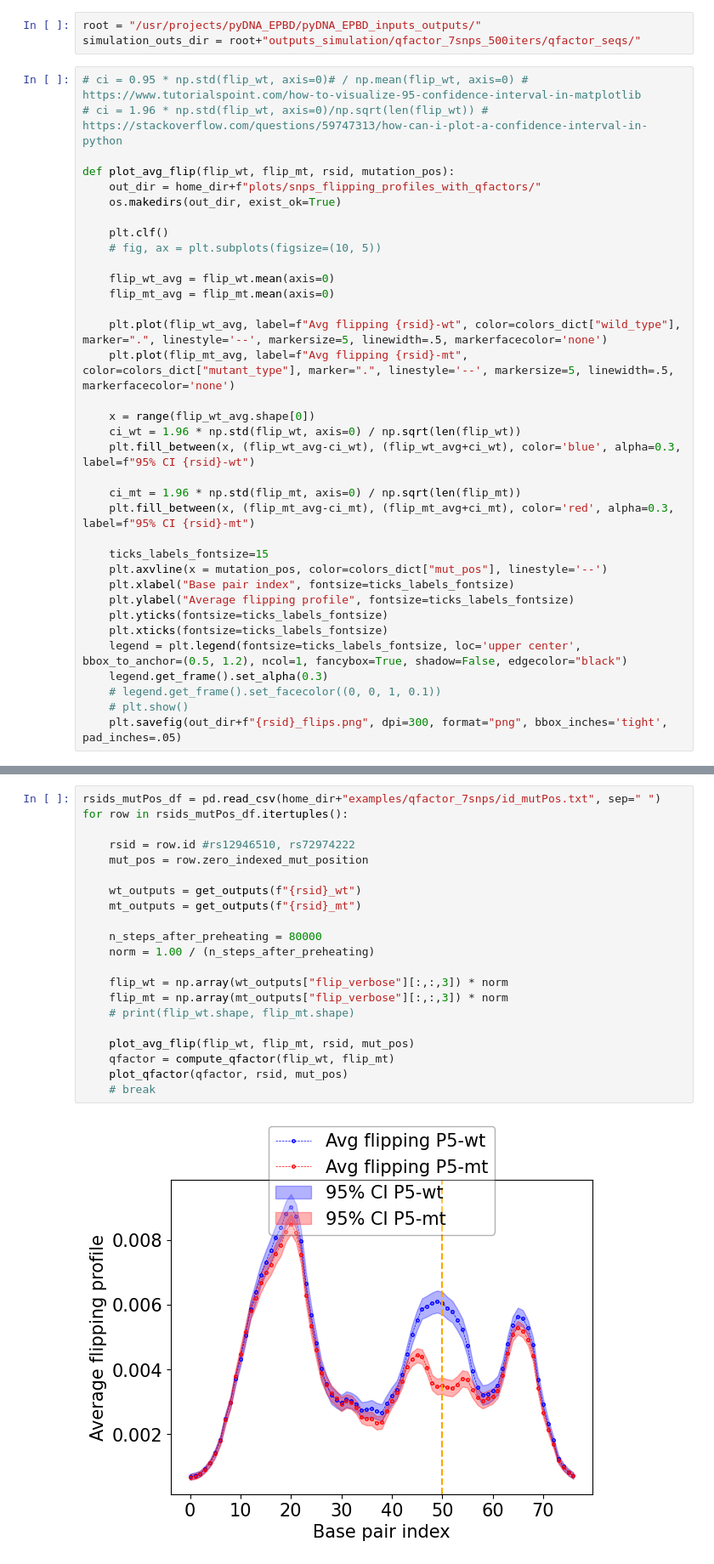
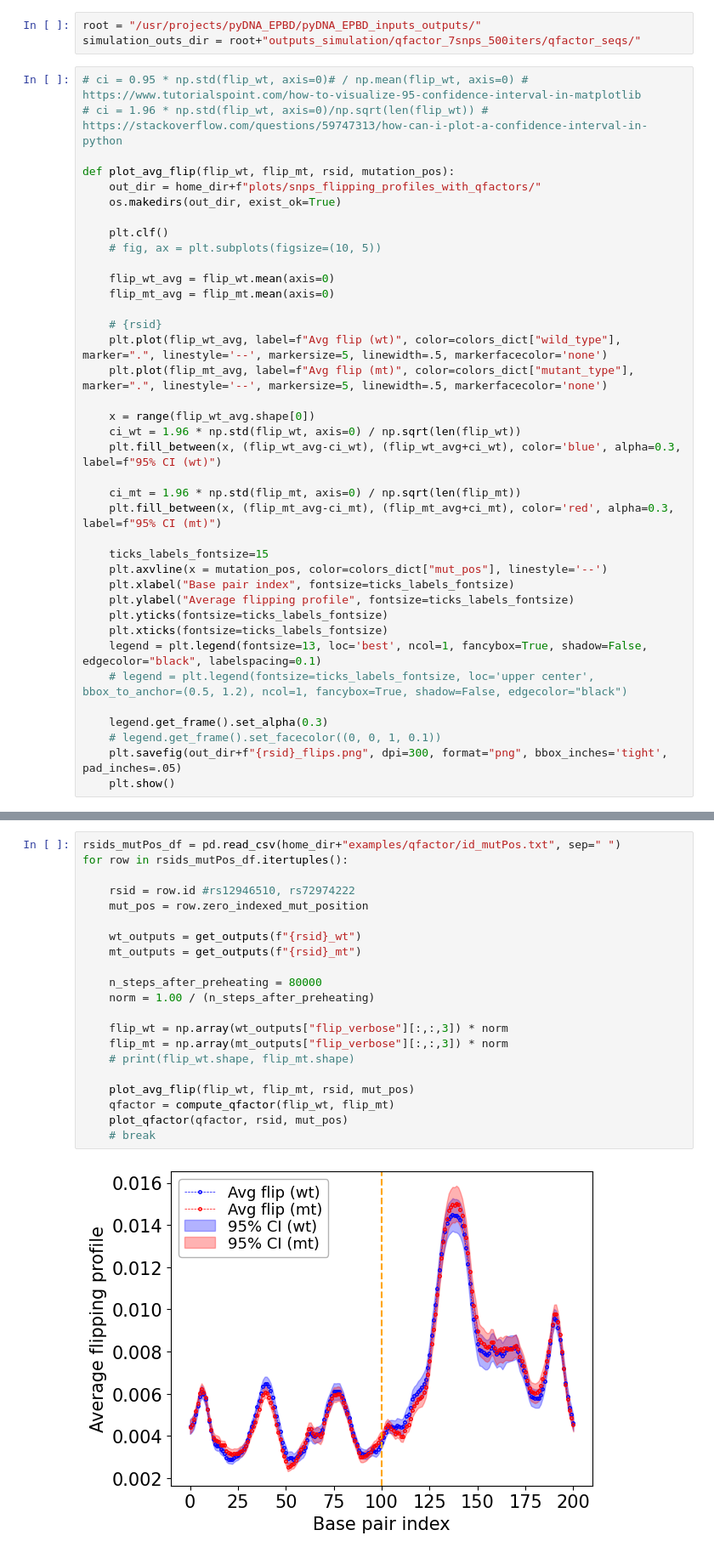
Before and after one commit to lanl/pyDNA_EPBD, a Jupyter notebook: analysis/plot_qfactor.ipynb, the cells around one changed output, grey strips where cells are left out. Shown at 85% size. Drawn from its saved outputs; the diff is of its cells as text.

Commit message:
figures are updated

```diff
--- a/analysis/plot_qfactor.ipynb
+++ b/analysis/plot_qfactor.ipynb
@@ -28,15 +28,16 @@ def plot_avg_flip(flip_wt, flip_mt, rsid, mutation_pos):
     flip_wt_avg = flip_wt.mean(axis=0)
     flip_mt_avg = flip_mt.mean(axis=0)
 
-    plt.plot(flip_wt_avg, label=f"Avg flipping {rsid}-wt", color=colors_dict["wild_type"], marker=".", linestyle='--', markersize=5, linewidth=.5, markerfacecolor='none')
-    plt.plot(flip_mt_avg, label=f"Avg flipping {rsid}-mt", color=colors_dict["mutant_type"], marker=".", linestyle='--', markersize=5, linewidth=.5, markerfacecolor='none')
+    # {rsid}
+    plt.plot(flip_wt_avg, label=f"Avg flip (wt)", color=colors_dict["wild_type"], marker=".", linestyle='--', markersize=5, linewidth=.5, markerfacecolor='none')
+    plt.plot(flip_mt_avg, label=f"Avg flip (mt)", color=colors_dict["mutant_type"], marker=".", linestyle='--', markersize=5, linewidth=.5, markerfacecolor='none')
 
     x = range(flip_wt_avg.shape[0])
     ci_wt = 1.96 * np.std(flip_wt, axis=0) / np.sqrt(len(flip_wt))
-    plt.fill_between(x, (flip_wt_avg-ci_wt), (flip_wt_avg+ci_wt), color='blue', alpha=0.3, label=f"95% CI {rsid}-wt")
+    plt.fill_between(x, (flip_wt_avg-ci_wt), (flip_wt_avg+ci_wt), color='blue', alpha=0.3, label=f"95% CI (wt)")
 
     ci_mt = 1.96 * np.std(flip_mt, axis=0) / np.sqrt(len(flip_mt))
-    plt.fill_between(x, (flip_mt_avg-ci_mt), (flip_mt_avg+ci_mt), color='red', alpha=0.3, label=f"95% CI {rsid}-mt")
+    plt.fill_between(x, (flip_mt_avg-ci_mt), (flip_mt_avg+ci_mt), color='red', alpha=0.3, label=f"95% CI (mt)")
 
     ticks_labels_fontsize=15
     plt.axvline(x = mutation_pos, color=colors_dict["mut_pos"], linestyle='--')
@@ -44,11 +45,13 @@ def plot_avg_flip(flip_wt, flip_mt, rsid, mutation_pos):
     plt.ylabel("Average flipping profile", fontsize=ticks_labels_fontsize)
     plt.yticks(fontsize=ticks_labels_fontsize)
     plt.xticks(fontsize=ticks_labels_fontsize)
-    legend = plt.legend(fontsize=ticks_labels_fontsize, loc='upper center', bbox_to_anchor=(0.5, 1.2), ncol=1, fancybox=True, shadow=False, edgecolor="black")
+    legend = plt.legend(fontsize=13, loc='best', ncol=1, fancybox=True, shadow=False, edgecolor="black", labelspacing=0.1)
+    # legend = plt.legend(fontsize=ticks_labels_fontsize, loc='upper center', bbox_to_anchor=(0.5, 1.2), ncol=1, fancybox=True, shadow=False, edgecolor="black")
+
     legend.get_frame().set_alpha(0.3)
     # legend.get_frame().set_facecolor((0, 0, 1, 0.1))
-    # plt.show()
     plt.savefig(out_dir+f"{rsid}_flips.png", dpi=300, format="png", bbox_inches='tight', pad_inches=.05)
+    plt.show()
 # %%
 from scipy.stats import ks_2samp
 def compute_qfactor(flip_wt, flip_mt):
@@ -91,25 +94,25 @@ def get_outputs(seq_name):
     # print()
     return outputs
 # %%
-rsids_mutPos_df = pd.read_csv(home_dir+"examples/qfactor_7snps/id_mutPos.txt", sep=" ")
+rsids_mutPos_df = pd.read_csv(home_dir+"examples/qfactor/id_mutPos.txt", sep=" ")
 for row in rsids_mutPos_df.itertuples():
 
     rsid = row.id #rs12946510, rs72974222
     mut_pos = row.zero_indexed_mut_position
 
     wt_outputs = get_outputs(f"{rsid}_wt")
     mt_outputs = get_outputs(f"{rsid}_mt")
 
     n_steps_after_preheating = 80000
     norm = 1.00 / (n_steps_after_preheating)
 
     flip_wt = np.array(wt_outputs["flip_verbose"][:,:,3]) * norm
     flip_mt = np.array(mt_outputs["flip_verbose"][:,:,3]) * norm
     # print(flip_wt.shape, flip_mt.shape)
 
     plot_avg_flip(flip_wt, flip_mt, rsid, mut_pos)
     qfactor = compute_qfactor(flip_wt, flip_mt)
     plot_qfactor(qfactor, rsid, mut_pos)
     # break
 # %% [output]
-[figure, old version]
+[figure, new version]
```
Also changed, not shown: parts of 2 cells of this notebook, 1 other file.
